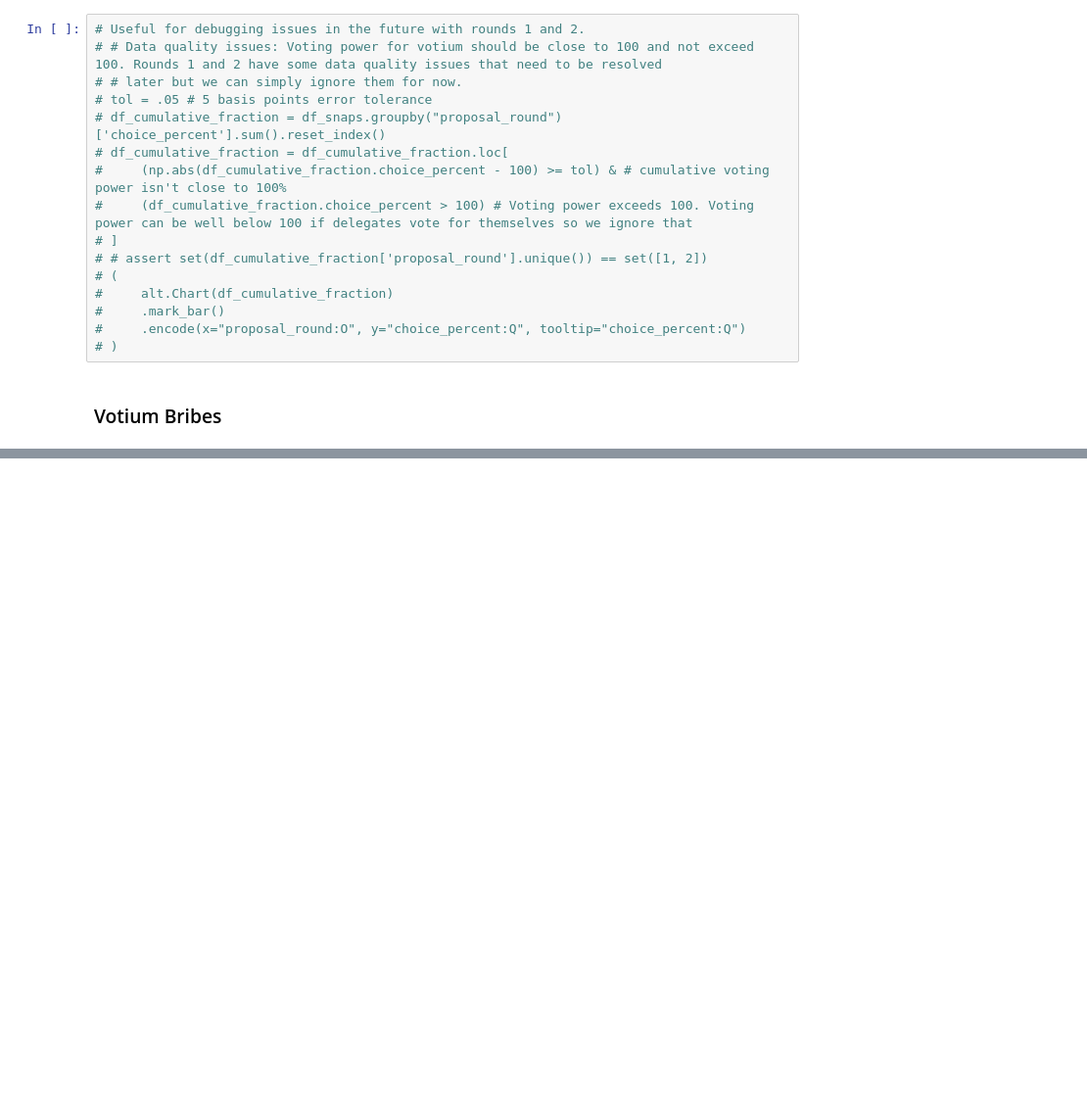
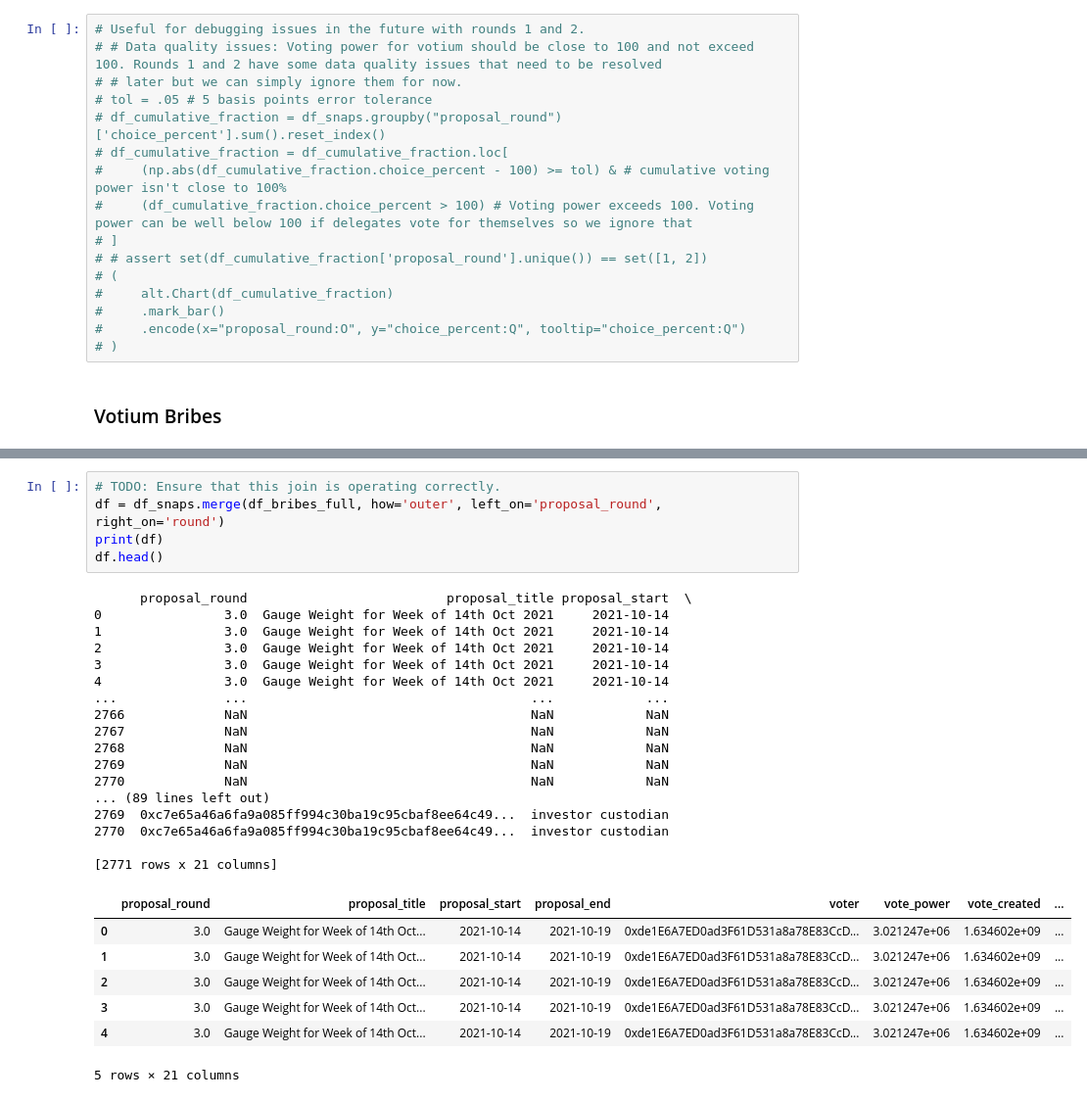
Before and after one commit to bam4564/flywheel, a Jupyter notebook: VotiumBribes.ipynb, the cells around one changed output, grey strips where cells are left out. Shown at 98% size. Drawn from its saved outputs; the diff is of its cells as text; blank space fills up the shorter version.

```diff
--- a/VotiumBribes.ipynb
+++ b/VotiumBribes.ipynb
@@ -620,0 +595,30 @@ ddf(df_votium)
+# %%
+# TODO: Ensure that this join is operating correctly.
+df = df_snaps.merge(df_bribes_full, how='outer', left_on='proposal_round', right_on='round')
+print(df)
+df.head()
+# %% [output]
+      proposal_round                          proposal_title proposal_start  \
+0                3.0  Gauge Weight for Week of 14th Oct 2021     2021-10-14
+1                3.0  Gauge Weight for Week of 14th Oct 2021     2021-10-14
+2                3.0  Gauge Weight for Week of 14th Oct 2021     2021-10-14
+3                3.0  Gauge Weight for Week of 14th Oct 2021     2021-10-14
+4                3.0  Gauge Weight for Week of 14th Oct 2021     2021-10-14
+...              ...                                     ...            ...
+2766             NaN                                     NaN            NaN
+2767             NaN                                     NaN            NaN
+2768             NaN                                     NaN            NaN
+2769             NaN                                     NaN            NaN
+2770             NaN                                     NaN            NaN
+... (89 lines left out)
+2769  0xc7e65a46a6fa9a085ff994c30ba19c95cbaf8ee64c49...  investor custodian
+2770  0xc7e65a46a6fa9a085ff994c30ba19c95cbaf8ee64c49...  investor custodian
+
+[2771 rows x 21 columns]
+|  | proposal_round | proposal_title | proposal_start | proposal_end | voter | vote_power | vote_created | ... |
+| 0 | 3.0 | Gauge Weight for Week of 14th Oct... | 2021-10-14 | 2021-10-19 | 0xde1E6A7ED0ad3F61D531a8a78E83CcD... | 3.021247e+06 | 1.634602e+09 | ... |
+| 1 | 3.0 | Gauge Weight for Week of 14th Oct... | 2021-10-14 | 2021-10-19 | 0xde1E6A7ED0ad3F61D531a8a78E83CcD... | 3.021247e+06 | 1.634602e+09 | ... |
+| 2 | 3.0 | Gauge Weight for Week of 14th Oct... | 2021-10-14 | 2021-10-19 | 0xde1E6A7ED0ad3F61D531a8a78E83CcD... | 3.021247e+06 | 1.634602e+09 | ... |
+| 3 | 3.0 | Gauge Weight for Week of 14th Oct... | 2021-10-14 | 2021-10-19 | 0xde1E6A7ED0ad3F61D531a8a78E83CcD... | 3.021247e+06 | 1.634602e+09 | ... |
+| 4 | 3.0 | Gauge Weight for Week of 14th Oct... | 2021-10-14 | 2021-10-19 | 0xde1E6A7ED0ad3F61D531a8a78E83CcD... | 3.021247e+06 | 1.634602e+09 | ... |
+5 rows × 21 columns
```
Also changed, not shown: parts of 14 cells of this notebook.
